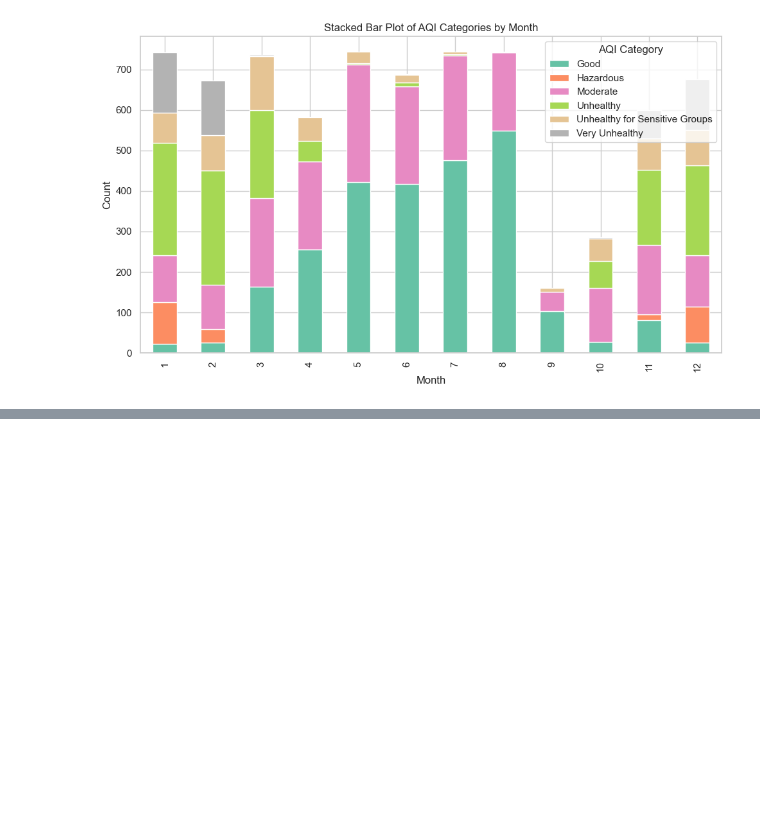
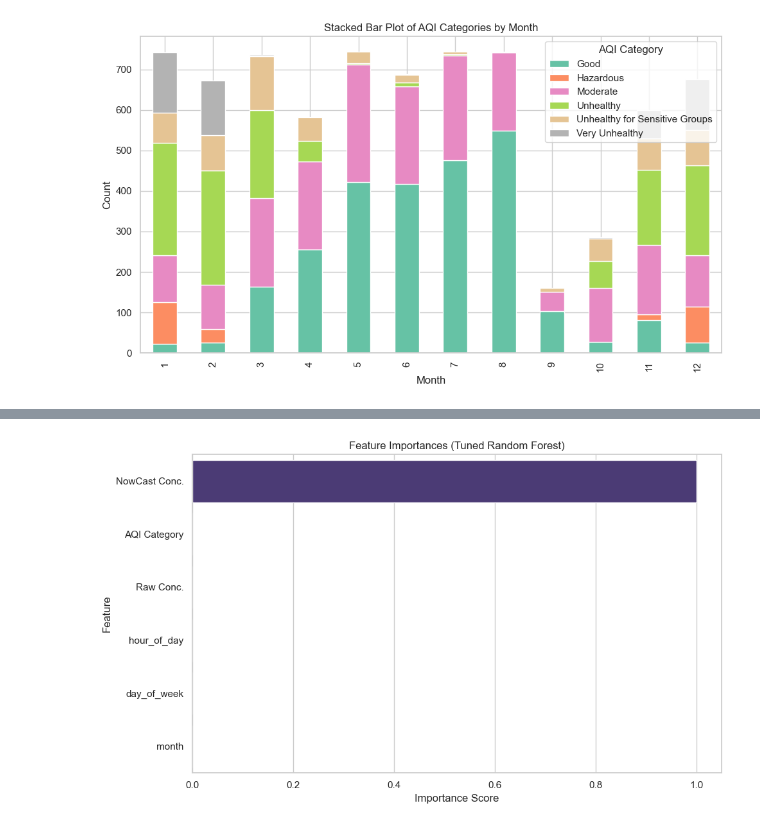
Before and after one commit to CCT-Dublin/capstone-project-Nomin1016, a Jupyter notebook: Nomin_CA2_StrategicThinking.ipynb, the cells around one changed output, grey strips where cells are left out. Cells and saved outputs as stored; diff of their text form; code cells hidden in the pictures; blank space fills up the shorter version.

```diff
--- a/Nomin_CA2_StrategicThinking.ipynb
+++ b/Nomin_CA2_StrategicThinking.ipynb
@@ -301,0 +444,8 @@ plt.show()
+# %%
+# Feature Importance (Random Forest)
+feature_importances = rf_model.feature_importances_
+importance_df = pd.DataFrame({'Feature': X.columns, 'Importance': feature_importances})
+importance_df = importance_df.sort_values(by='Importance', ascending=False)
+
+print("\nFeature Importances (Random Forest):")
+print(importance_df)
@@ -301,0 +555,11 @@ plt.show()
+# %%
+# Plot Feature Importance with updated sns.barplot
+plt.figure(figsize=(10, 6))
+sns.barplot(data=importance_df, x='Importance', y='Feature', hue='Feature', palette='viridis', legend=False)
+plt.title('Feature Importances (Tuned Random Forest)')
+plt.xlabel('Importance Score')
+plt.ylabel('Feature')
+plt.tight_layout()
+plt.show()
+# %% [output]
+[figure, added]
```
Also changed, not shown: parts of 37 cells of this notebook.
